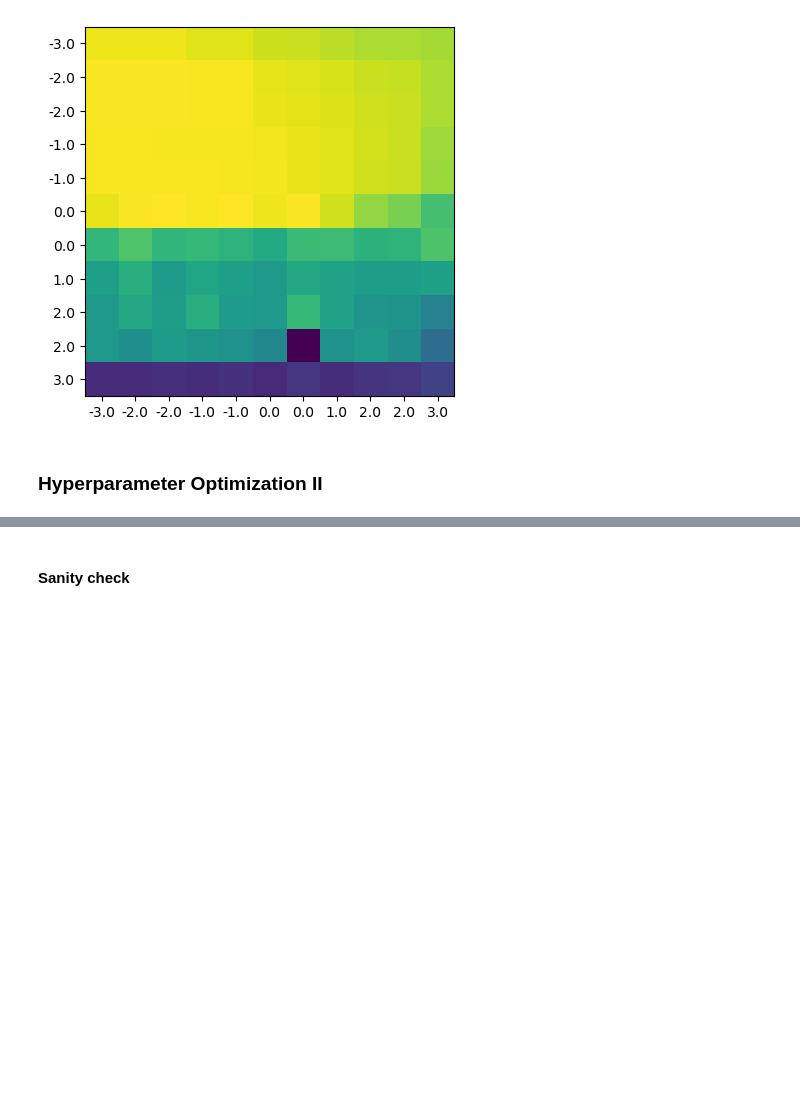
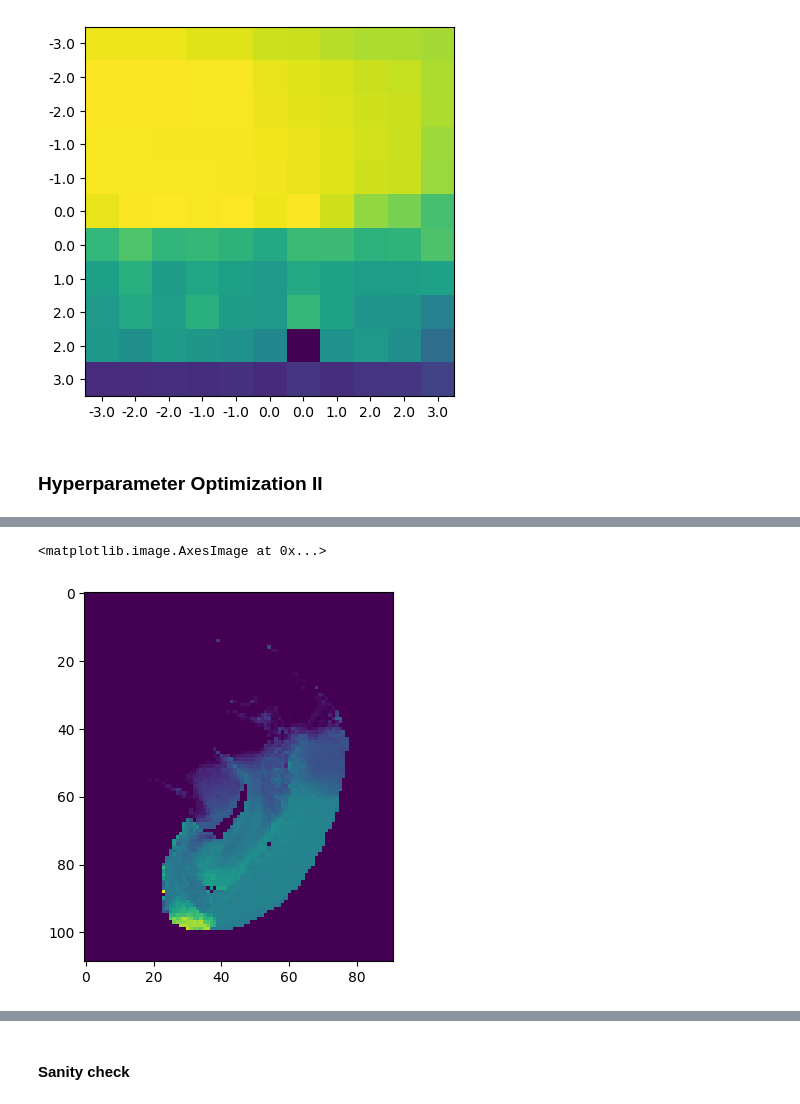
Before and after one commit to miki998/structural_wminpainting, a Jupyter notebook: notebooks/hyperparameter_optim.ipynb, the cells around one changed output, grey strips where cells are left out. Drawn from its saved outputs; the diff is of its cells as text; code cells hidden in the pictures; blank space fills up the shorter version.

```diff
--- a/notebooks/hyperparameter_optim.ipynb
+++ b/notebooks/hyperparameter_optim.ipynb
@@ -291,0 +364,5 @@ fmri_coords = load('../resources/scale1_fmri2atlas_coords_div{}.pkl'.format(int(
+# %%
+plt.imshow((wm_inpainted_lreg[40,] > 0) * wm_inpainted_lreg[40,])
+# %% [output]
+<matplotlib.image.AxesImage at 0x...>
+[figure, added]
```
Also changed, not shown: parts of 16 cells of this notebook, 1 other file.
